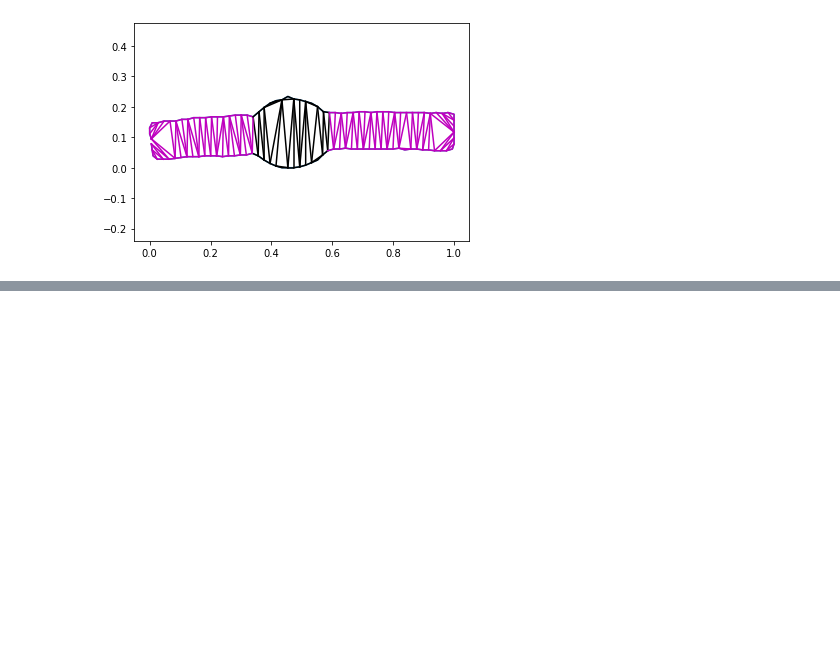
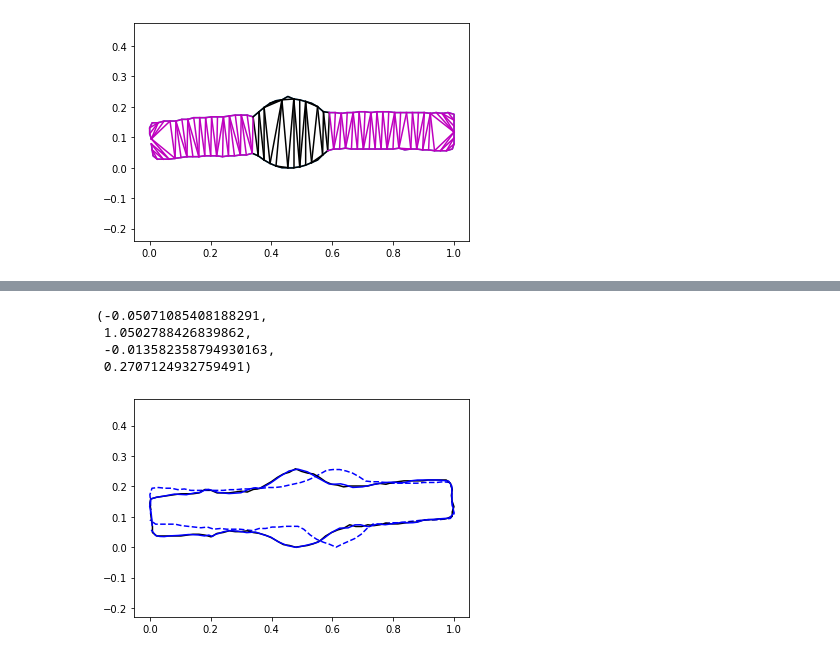
Before and after one commit to bgris/implicitmodules, a Jupyter notebook: script/torch/2Dshapes.ipynb, the cells around one changed output, grey strips where cells are left out. Saved outputs shown, nothing was run; the diff lists cells and outputs as text; code cells hidden in the pictures; blank space fills up the shorter version.

```diff
--- a/script/torch/2Dshapes.ipynb
+++ b/script/torch/2Dshapes.ipynb
@@ -87,0 +103,14 @@ source
+# %%
+sigmas_varifold = [0.1]
+attachment = dm.Attachment.VarifoldAttachment(2, sigmas_varifold)
+# %%
+# model = dm.Models.RegistrationModel([source_deformable], [rotation], [dm.Attachment.GeomlossAttachment(loss='sinkhorn', blur=0.05, scaling=0.9)], fit_gd=[True], lam=100.)
+model = dm.Models.RegistrationModel([source_deformable], [translations], [attachment], fit_gd=[False], lam=100.)
+# %%
+shoot_solver = 'euler'
+shoot_it = 10
+
+costs = {}
+fitter = dm.Models.Fitter(model, optimizer='torch_lbfgs')
+# fitter = dm.Models.Fitter(model, optimizer='scipy_l-bfgs-b')
+fitter.fit([target_deformable], 20, costs=costs, options={'shoot_solver': shoot_solver, 'shoot_it': shoot_it, 'line_search_fn': 'strong_wolfe'})
@@ -87,0 +135,15 @@ source
+# %%
+intermediates = {}
+with torch.autograd.no_grad():
+    deformed_source = model.compute_deformed(shoot_solver, shoot_it, intermediates=intermediates)[0][0]
+# %%
+plt.plot(source.detach().numpy()[:,0], source.detach().numpy()[:,1], '--b')
+plt.plot(target.detach().numpy()[:,0], target.detach().numpy()[:,1], 'k')
+plt.plot(deformed_source.detach().numpy()[:,0], deformed_source.detach().numpy()[:,1], 'b')
+plt.axis('equal')
+# %% [output]
+(-0.05071085408188291,
+ 1.0502788426839862,
+ -0.013582358794930163,
+ 0.2707124932759491)
+[figure, added]
```
Also changed, not shown: parts of 29 cells of this notebook.
